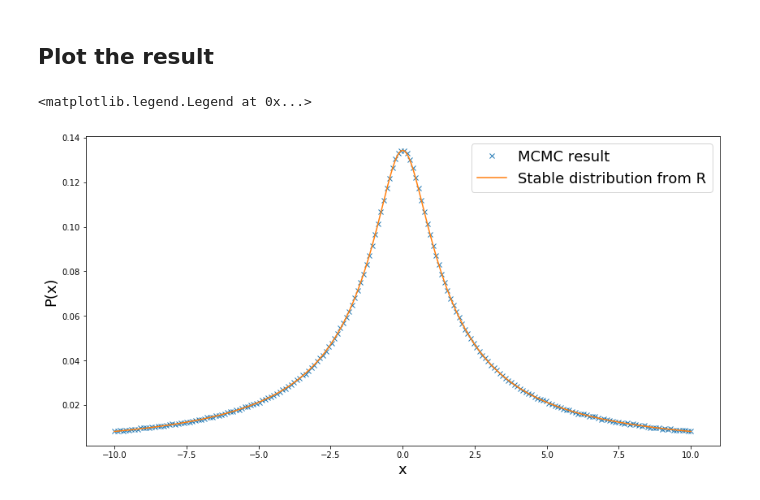
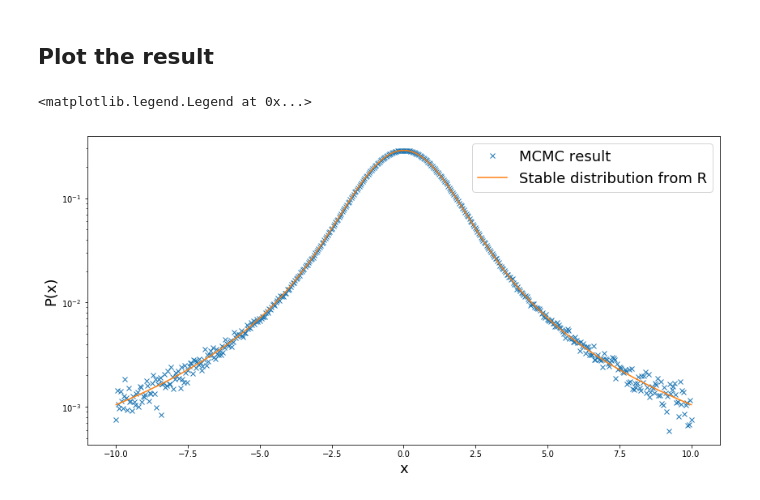
Before and after one commit to qati/HBTCoulombCorrection, a Jupyter notebook: MCMC-Levy-CUDA.ipynb, the cells around one changed output. Cells and saved outputs as stored; diff of their text form; code cells hidden in the pictures.

```diff
--- a/MCMC-Levy-CUDA.ipynb
+++ b/MCMC-Levy-CUDA.ipynb
@@ -64,10 +64,12 @@ mcmc = mod.get_function("mcmc")
 # %% [markdown]
 ## Constants
 # %%
-N      = 200        # r parameter range divided to N part
+blocks  = 1
+threads = 512
+N      = blocks*threads       # r parameter range divided to N part
 rrange = [-10,10]   # r parameter range, r Levy parameter
-alpha  = 0.7        # Levy parameter
-R      = 3          # Levy parameter
+alpha  = 1.5        # Levy parameter
+R      = 1          # Levy parameter
 # %%
 num_samples = np.int32(1000000)                  # MCMC path length
 npar        = np.int32(3)                        # number of parameters: r, alpha, R
@@ -103,7 +107,7 @@ mcmc(rng_states, cuda.In(num_samples), cuda.In(pars), cuda.In(npar), cuda.In(pro
 def p(x, alpha, R):
     return np.exp(-np.power(np.linalg.norm(x)*R, alpha) )
 
-C = integrate.quad(p, -np.inf, np.inf, args=(0.7, 3))[0]
+C = integrate.quad(p, -np.inf, np.inf, args=(alpha, R))[0]
 # %% [markdown]
 ## Scale the result
 # %%
@@ -121,13 +125,14 @@ levy     = r["dstable"]
 ## Plot the result
 # %%
 plt.figure(0,(14,7))
+plt.yscale("log")
 plt.xlabel("x", fontsize=18)
 plt.ylabel("P(x)", fontsize=18)
 plt.plot(np.linspace(-10, 10, N),res, 'x', label="MCMC result")
 x2 = np.linspace(-10,10,1000)
-y2 = np.array(levy(cf(x2), alpha=0.7, gamma=3, beta=0))
+y2 = np.array(levy(cf(x2), alpha=alpha, gamma=R, beta=0))
 plt.plot(x2,y2, label="Stable distribution from R")
 plt.legend(fontsize=18)
 # %% [output]
 <matplotlib.legend.Legend at 0x...>
-[figure, old version]
+[figure, new version]
```
Also changed, not shown: parts of 4 cells of this notebook, 4 other files.
